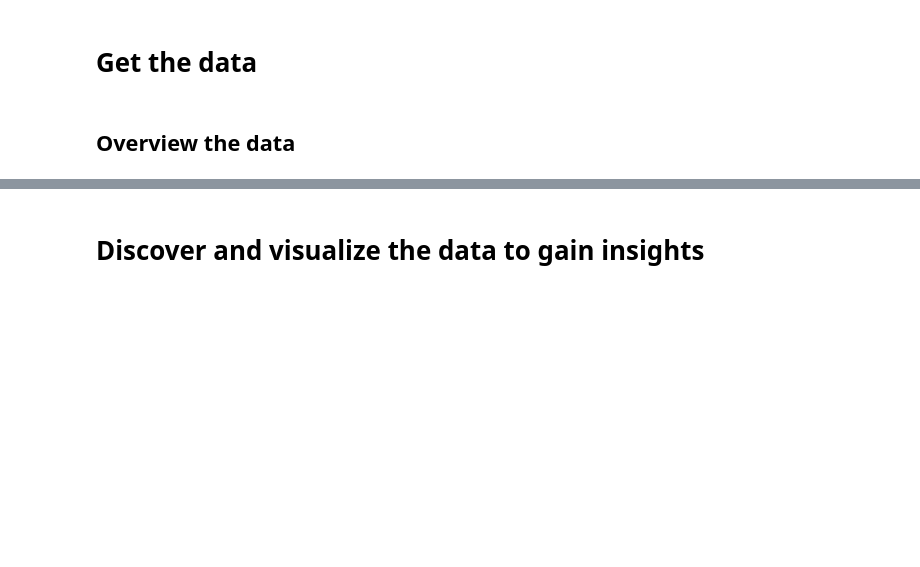
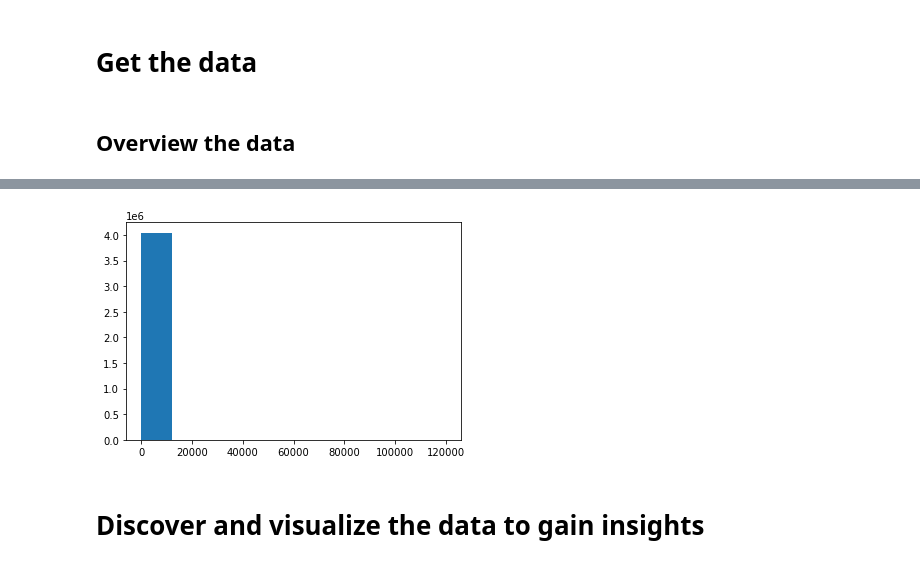
Before and after one commit to UOC-Data-Miners/Cajamar-2021, a Jupyter notebook: Cajamar.ipynb, the cells around one changed output, grey strips where cells are left out. Drawn from its saved outputs; the diff is of its cells as text; code cells hidden in the pictures; blank space fills up the shorter version.

```diff
--- a/Cajamar.ipynb
+++ b/Cajamar.ipynb
@@ -80,2 +110,9 @@ memory usage: 339.5+ MB
+# %%
+fix, ax = plt.subplots()
+
+ax.hist(data.visitas)
+plt.show()
+# %% [output]
+[figure, added]
 # %% [markdown]
 # Discover and visualize the data to gain insights
```
Also changed, not shown: parts of 24 cells of this notebook, 1 other file.
